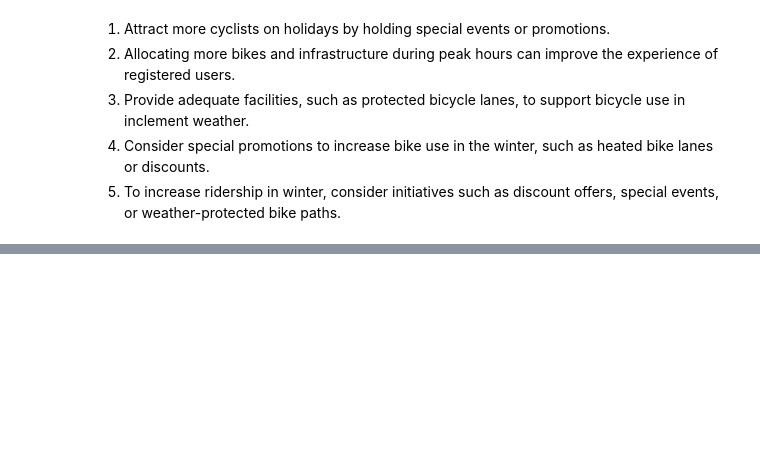
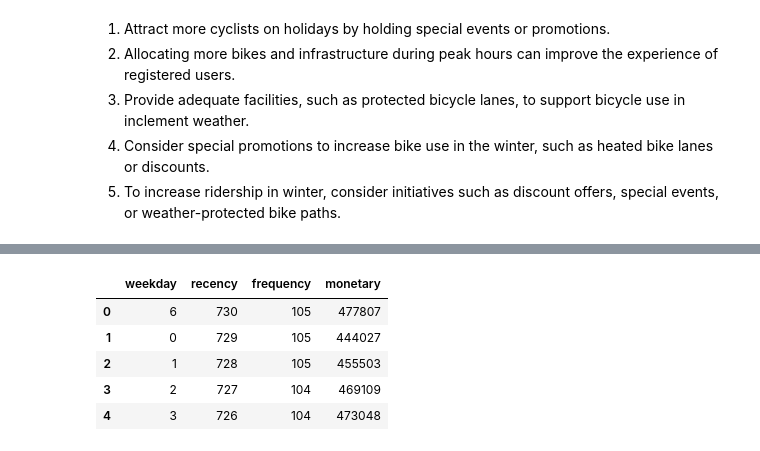
Before and after one commit to fikrifaizz/Bike-Sharing-Dataset---Data-Analysis, a Jupyter notebook: bikesharing.ipynb, the cells around one changed output, grey strips where cells are left out. Saved outputs shown, nothing was run; the diff lists cells and outputs as text; code cells hidden in the pictures; blank space fills up the shorter version.

```diff
--- a/bikesharing.ipynb
+++ b/bikesharing.ipynb
@@ -448,0 +462,14 @@ plt.show()
+# %%
+latest_date = data_day['dteday'].max()
+data_day['recency'] = (latest_date - data_day['dteday']).dt.days
+data_day['frequency'] = data_day.groupby('weekday')['cnt'].transform('count')
+data_day['monetary'] = data_day.groupby('weekday')['cnt'].transform('sum')
+rfm_df = data_day[['weekday', 'recency', 'frequency', 'monetary']]
+rfm_df.head()
+# %% [output]
+|  | weekday | recency | frequency | monetary |
+| 0 | 6 | 730 | 105 | 477807 |
+| 1 | 0 | 729 | 105 | 444027 |
+| 2 | 1 | 728 | 105 | 455503 |
+| 3 | 2 | 727 | 104 | 469109 |
+| 4 | 3 | 726 | 104 | 473048 |
```
Also changed, not shown: parts of 5 cells of this notebook, 1 other file.
